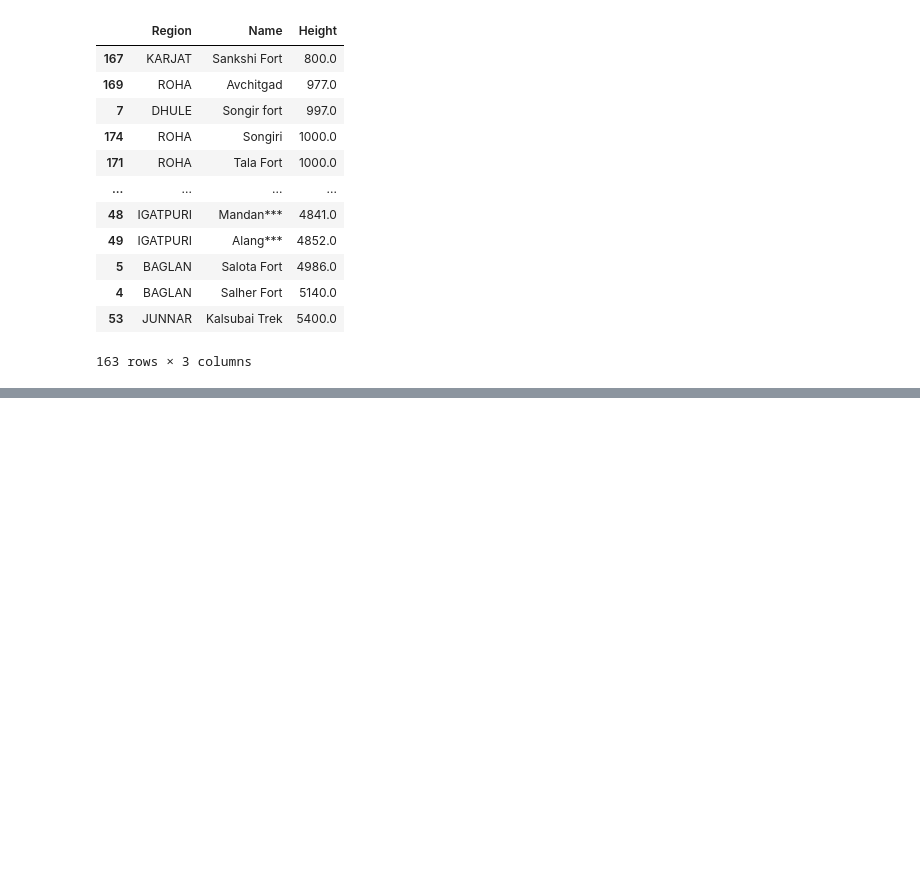
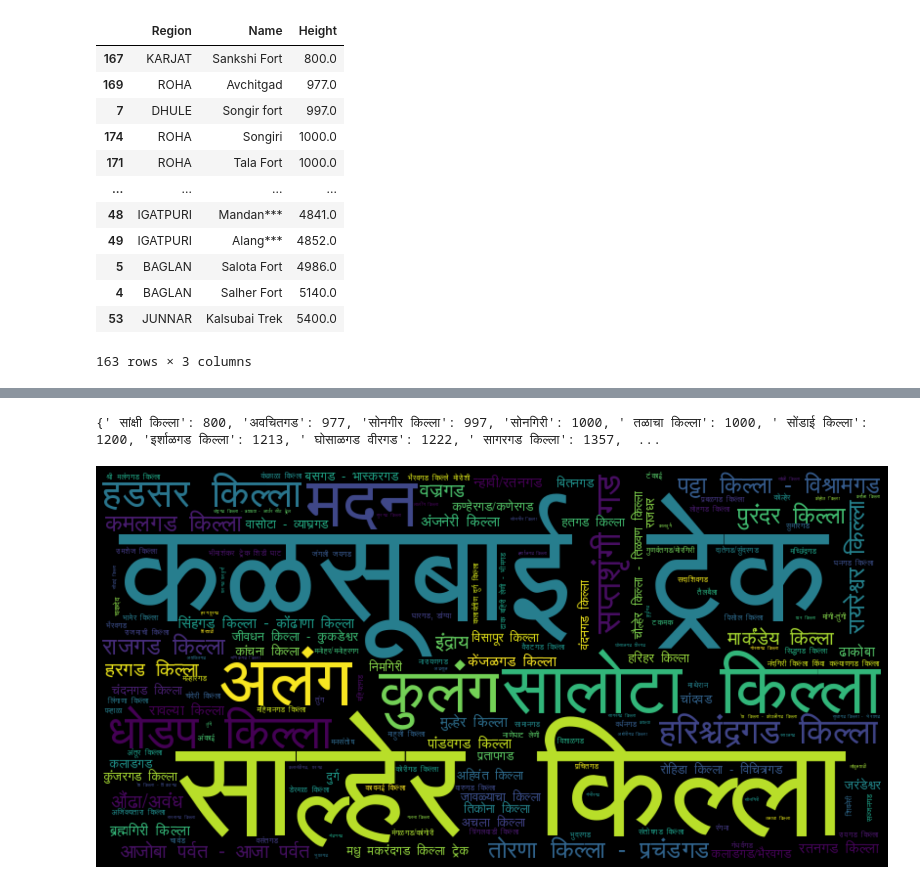
Before and after one commit to Aniketkindre47/WebscrappingFortProject, a Jupyter notebook: WebscrapingForts.ipynb, the cells around one changed output, grey strips where cells are left out. Drawn from its saved outputs; the diff is of its cells as text; code cells hidden in the pictures; blank space fills up the shorter version.

```diff
--- a/WebscrapingForts.ipynb
+++ b/WebscrapingForts.ipynb
@@ -94,0 +151,27 @@ df1.to_csv("TrekHeight.csv")
+# %%
+
+ddf = pd.read_excel("/content/drive/MyDrive/Colab Notebooks/naav.xlsx")
+data = ddf.set_index('Name_marathi').to_dict()['Height']
+print(data)
+# %% [output]
+{' सांक्षी किल्ला': 800, 'अवचितगड': 977, 'सोनगीर किल्ला': 997, 'सोनगिरी': 1000, ' तळाचा किल्ला': 1000, ' सोंडाई किल्ला': 1200, 'इर्शाळगड किल्ला': 1213, ' घोसाळगड वीरगड': 1222, ' सागरगड किल्ला': 1357,  ...
+# %%
+url = "https://hindityping.info/download/assets/Hindi-Fonts-Unicode/gargi.ttf"
+
+r = requests.get(url, allow_redirects=True)
+font_path="gargi.ttf"
+
+with open(font_path, "wb") as fw:
+  fw.write(r.content)
+# %%
+data = ddf.set_index('Name_marathi').to_dict()['Height']
+
+wc = WordCloud(width=800, height=400, max_words=400, font_path=font_path).generate_from_frequencies(data)
+plt.figure(figsize=(15,13), facecolor="k")
+plt.axis("off")
+plt.tight_layout(pad=0)
+plt.imshow(wc, interpolation='bilinear')
+plt.show()
+#https://amueller.github.io/word_cloud/auto_examples/a_new_hope.html
+# %% [output]
+[figure, added]
```
Also changed, not shown: parts of 13 cells of this notebook.
